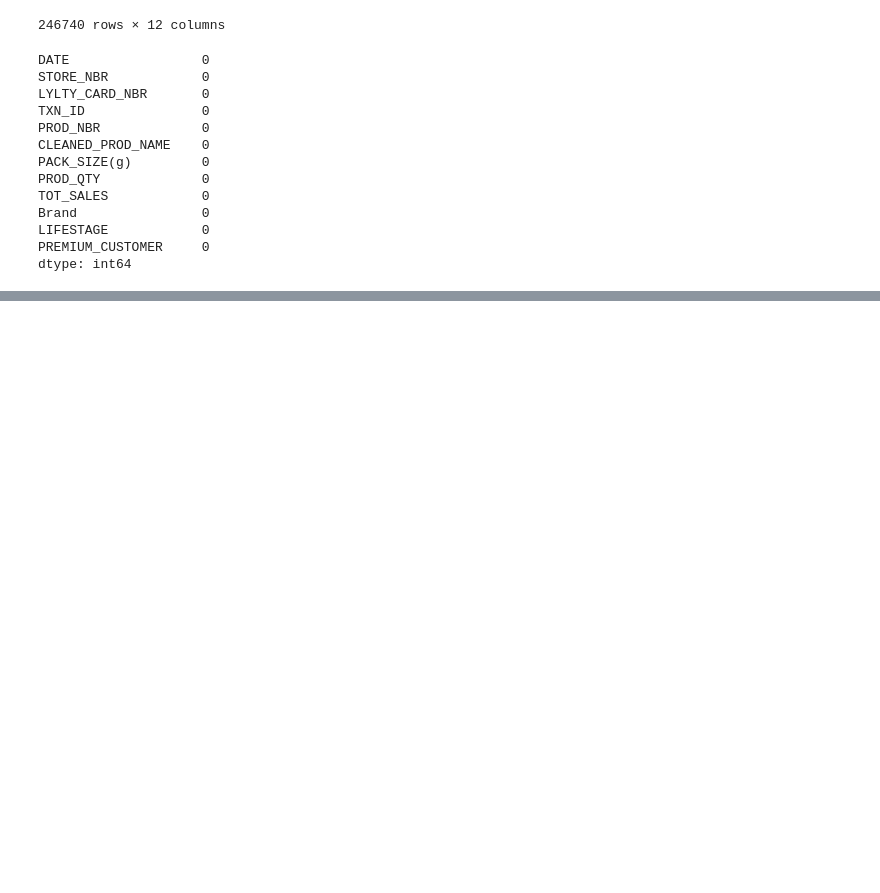
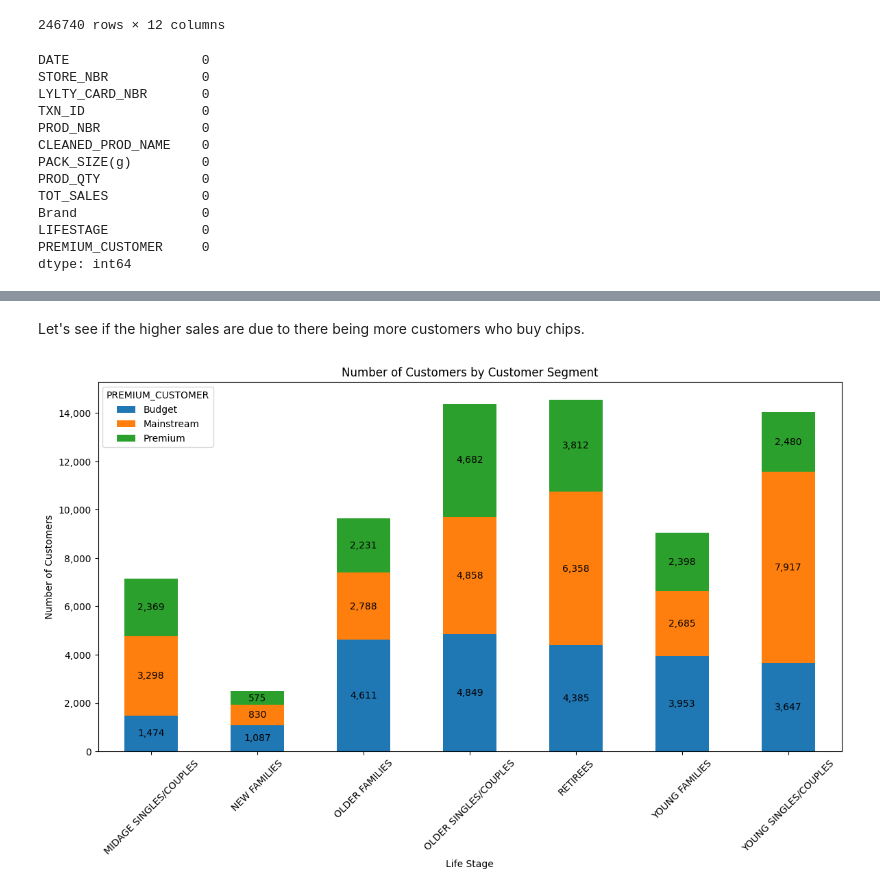
Before and after one commit to Harijeyan/Forage, a Jupyter notebook: quantium.ipynb, the cells around one changed output, grey strips where cells are left out. Cells and saved outputs as stored; diff of their text form; code cells hidden in the pictures; blank space fills up the shorter version.

```diff
--- a/quantium.ipynb
+++ b/quantium.ipynb
@@ -827,0 +872,31 @@ dtype: int64
+# %% [markdown]
+Let's see if the higher sales are due to there being more customers who buy chips.
+# %%
+# Count the number of unique customers (LYLTY_CARD_NBR) for each combination of LIFESTAGE and PREMIUM_CUSTOMER
+customers_by_segment = merged_data.groupby(['LIFESTAGE', 'PREMIUM_CUSTOMER'])['LYLTY_CARD_NBR'].nunique()
+
+# Reset index to convert the grouped data into a DataFrame
+customers_by_segment = customers_by_segment.reset_index()
+
+# Pivot the data for better visualization
+pivot_table_customers = customers_by_segment.pivot('LIFESTAGE', 'PREMIUM_CUSTOMER', 'LYLTY_CARD_NBR')
+
+# Plotting with data labels and formatted axis
+fig, ax = plt.subplots(figsize=(14, 7))
+pivot_table_customers.plot(kind='bar', stacked=True, ax=ax)
+plt.title('Number of Customers by Customer Segment')
+plt.xlabel('Life Stage')
+plt.ylabel('Number of Customers')
+plt.xticks(rotation=45)
+
+# Format y-axis numbers with commas
+ax.yaxis.set_major_formatter(ticker.StrMethodFormatter('{x:,.0f}'))
+
+# Add data labels with formatting
+for container in ax.containers:
+    # Format labels with commas and no decimal places
+    ax.bar_label(container, fmt='{:,.0f}', label_type='center')
+
+plt.show()
+# %% [output]
+[figure, added]
```
Also changed, not shown: parts of 11 cells of this notebook.
